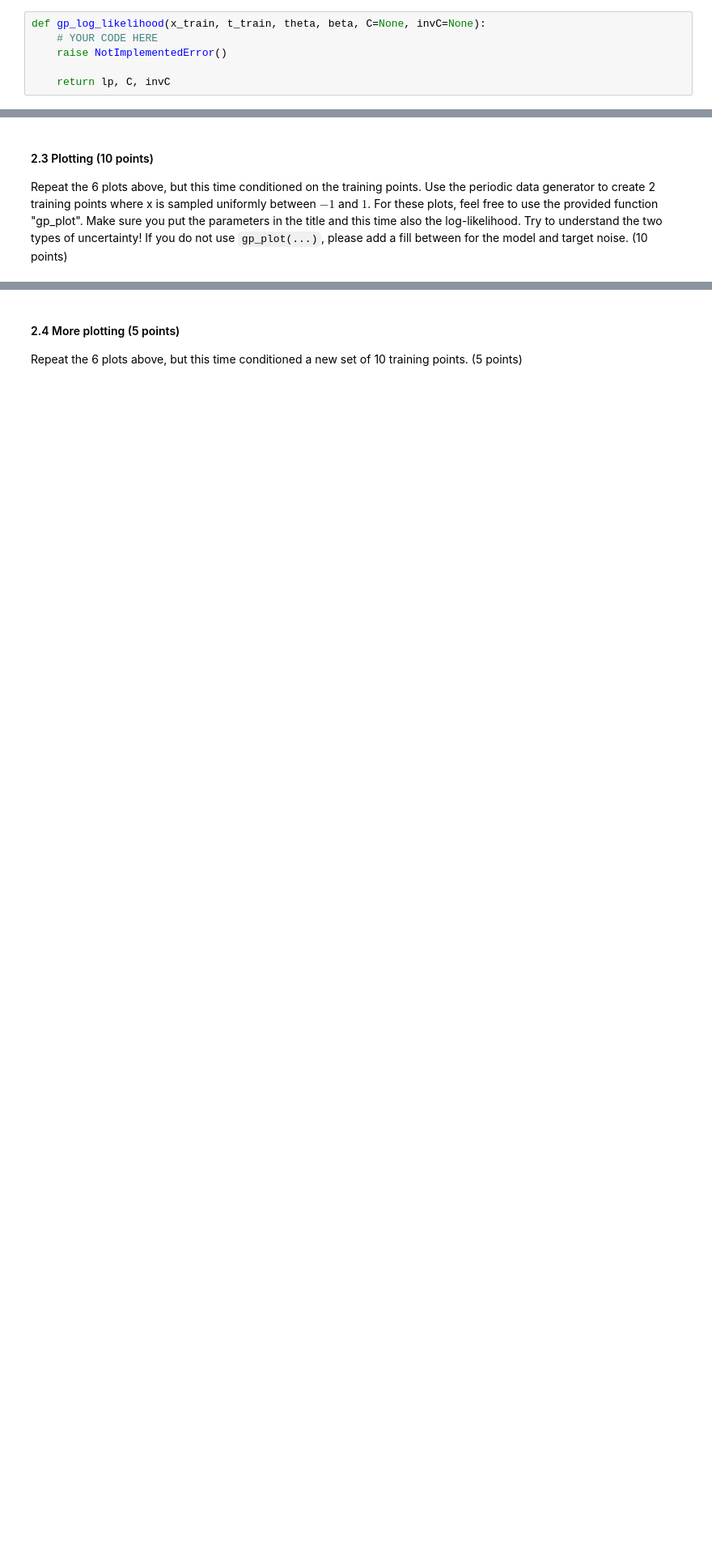
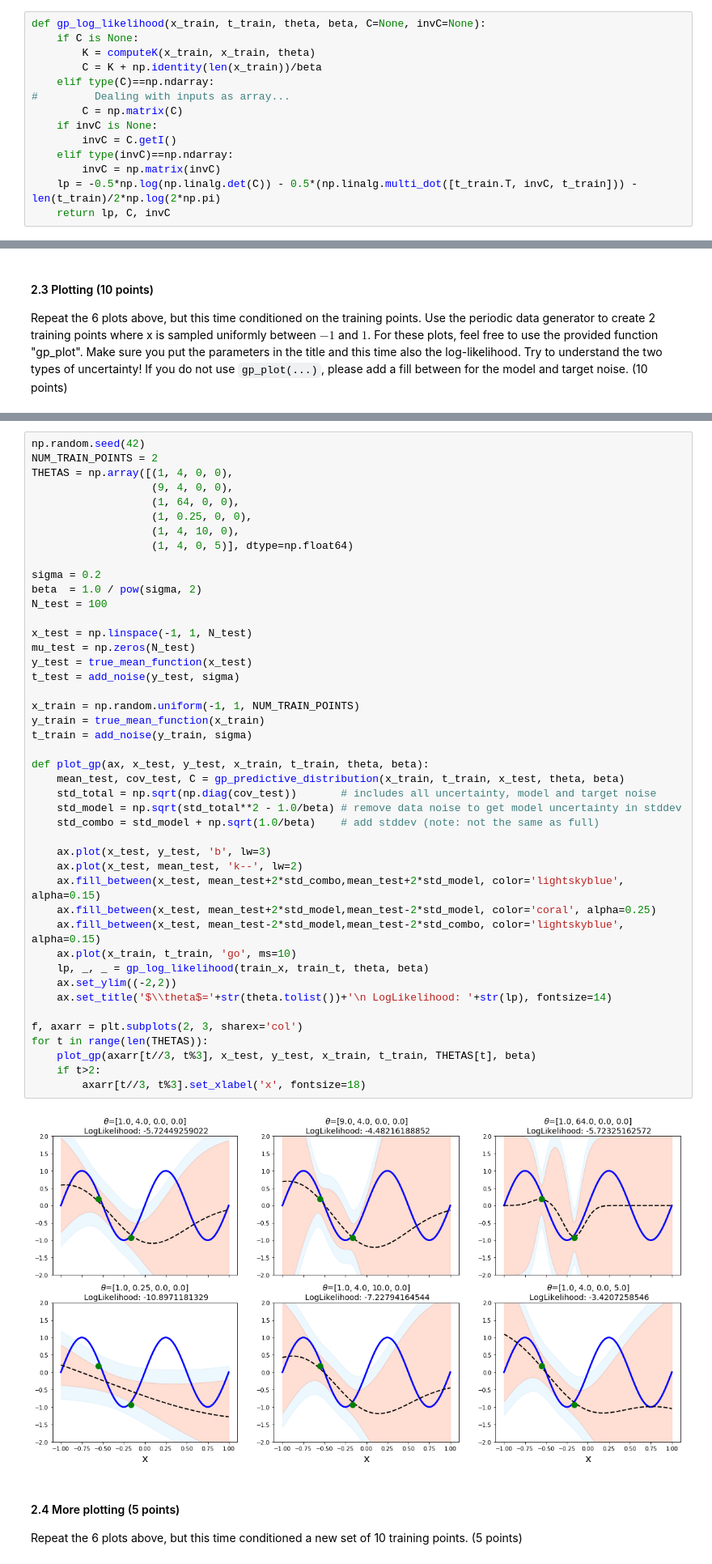
Before and after one commit to AlexWorldD/ML, a Jupyter notebook: 12249564_11656891_lab3.ipynb, the cells around one changed output, grey strips where cells are left out. Shown at 81% size. Cells and saved outputs as stored; diff of their text form; blank space fills up the shorter version.

```diff
--- a/12249564_11656891_lab3.ipynb
+++ b/12249564_11656891_lab3.ipynb
@@ -255,12 +263,20 @@ assert np.allclose(C_in, C_out), "C is not reused!"
 # %% [markdown]
 #### 2.2 gp_log_likelihood(...) (10 points)
 To learn the hyperparameters, we would need to compute the log-likelihood of the of the training data.  Implicitly, this is conditioned on the value setting for $\mathbf{\theta}$.  Write a function `gp_log_likelihood(x_train, t_train, theta, C=None, invC=None, beta=None)`, where C and invC can be stored and reused. It should return the log-likelihood, `C` and `invC`  (10 points)
-# %%
-def gp_log_likelihood(x_train, t_train, theta, beta, C=None, invC=None):
-    # YOUR CODE HERE
-    raise NotImplementedError()
-
-    return lp, C, invC
+# %%
+def gp_log_likelihood(x_train, t_train, theta, beta, C=None, invC=None):
+    if C is None:
+        K = computeK(x_train, x_train, theta)
+        C = K + np.identity(len(x_train))/beta
+    elif type(C)==np.ndarray:
+#         Dealing with inputs as array...
+        C = np.matrix(C)
+    if invC is None:
+        invC = C.getI()
+    elif type(invC)==np.ndarray:
+        invC = np.matrix(invC)
+    lp = -0.5*np.log(np.linalg.det(C)) - 0.5*(np.linalg.multi_dot([t_train.T, invC, t_train])) - len(t_train)/2*np.log(2*np.pi)
+    return lp, C, invC
 # %%
 ### Test your function
 N = 2
@@ -312,3 +325,49 @@ raise NotImplementedError()
+# %%
+np.random.seed(42)
+NUM_TRAIN_POINTS = 2
+THETAS = np.array([(1, 4, 0, 0),
+                   (9, 4, 0, 0),
+                   (1, 64, 0, 0),
+                   (1, 0.25, 0, 0),
+                   (1, 4, 10, 0),
+                   (1, 4, 0, 5)], dtype=np.float64)
+
+sigma = 0.2
+beta  = 1.0 / pow(sigma, 2)
+N_test = 100
+
+x_test = np.linspace(-1, 1, N_test)
+mu_test = np.zeros(N_test)
+y_test = true_mean_function(x_test)
+t_test = add_noise(y_test, sigma)
+
+x_train = np.random.uniform(-1, 1, NUM_TRAIN_POINTS)
+y_train = true_mean_function(x_train)
+t_train = add_noise(y_train, sigma)
+
+def plot_gp(ax, x_test, y_test, x_train, t_train, theta, beta):
+    mean_test, cov_test, C = gp_predictive_distribution(x_train, t_train, x_test, theta, beta)
+    std_total = np.sqrt(np.diag(cov_test))       # includes all uncertainty, model and target noise
+    std_model = np.sqrt(std_total**2 - 1.0/beta) # remove data noise to get model uncertainty in stddev
+    std_combo = std_model + np.sqrt(1.0/beta)    # add stddev (note: not the same as full)
+
+    ax.plot(x_test, y_test, 'b', lw=3)
+    ax.plot(x_test, mean_test, 'k--', lw=2)
+    ax.fill_between(x_test, mean_test+2*std_combo,mean_test+2*std_model, color='lightskyblue', alpha=0.15)
+    ax.fill_between(x_test, mean_test+2*std_model,mean_test-2*std_model, color='coral', alpha=0.25)
+    ax.fill_between(x_test, mean_test-2*std_model,mean_test-2*std_combo, color='lightskyblue', alpha=0.15)
+    ax.plot(x_train, t_train, 'go', ms=10)
+    lp, _, _ = gp_log_likelihood(train_x, train_t, theta, beta)
+    ax.set_ylim((-2,2))
+    ax.set_title('$\\theta$='+str(theta.tolist())+'\n LogLikelihood: '+str(lp), fontsize=14)
+
+f, axarr = plt.subplots(2, 3, sharex='col')
+for t in range(len(THETAS)):
+    plot_gp(axarr[t//3, t%3], x_test, y_test, x_train, t_train, THETAS[t], beta)
+    if t>2:
+        axarr[t//3, t%3].set_xlabel('x', fontsize=18)
+# %% [output]
+[figure, added]
 # %% [markdown]
 #### 2.4 More plotting (5 points)
 Repeat the 6 plots above, but this time conditioned a new set of 10 training points. (5 points)
```
Also changed, not shown: parts of 7 cells of this notebook.
